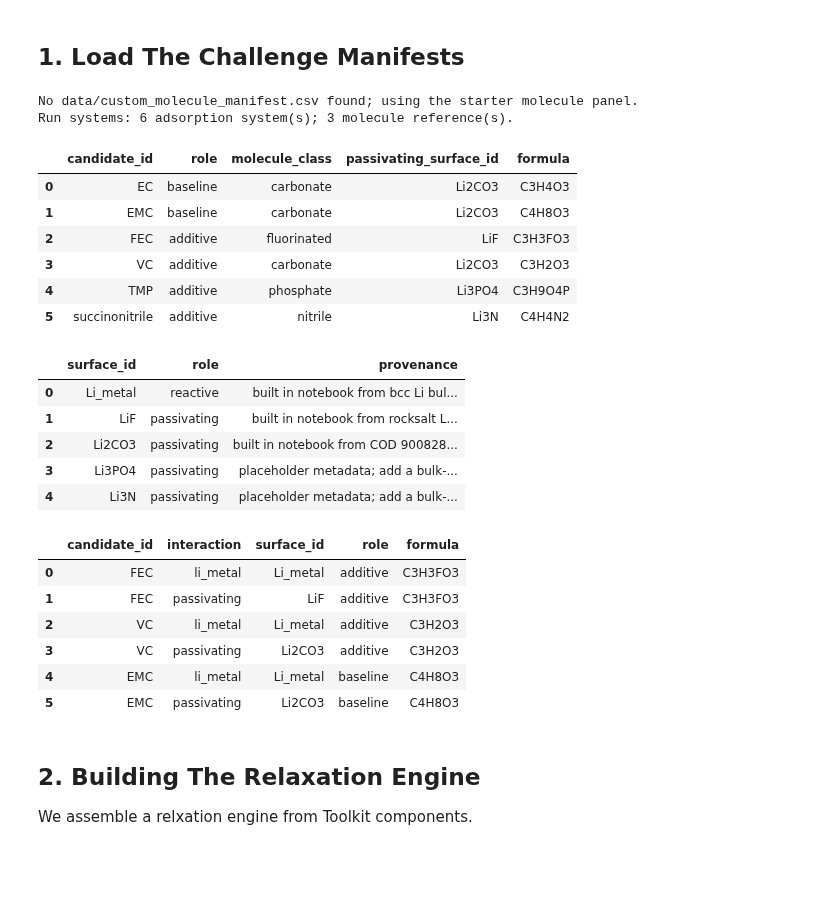
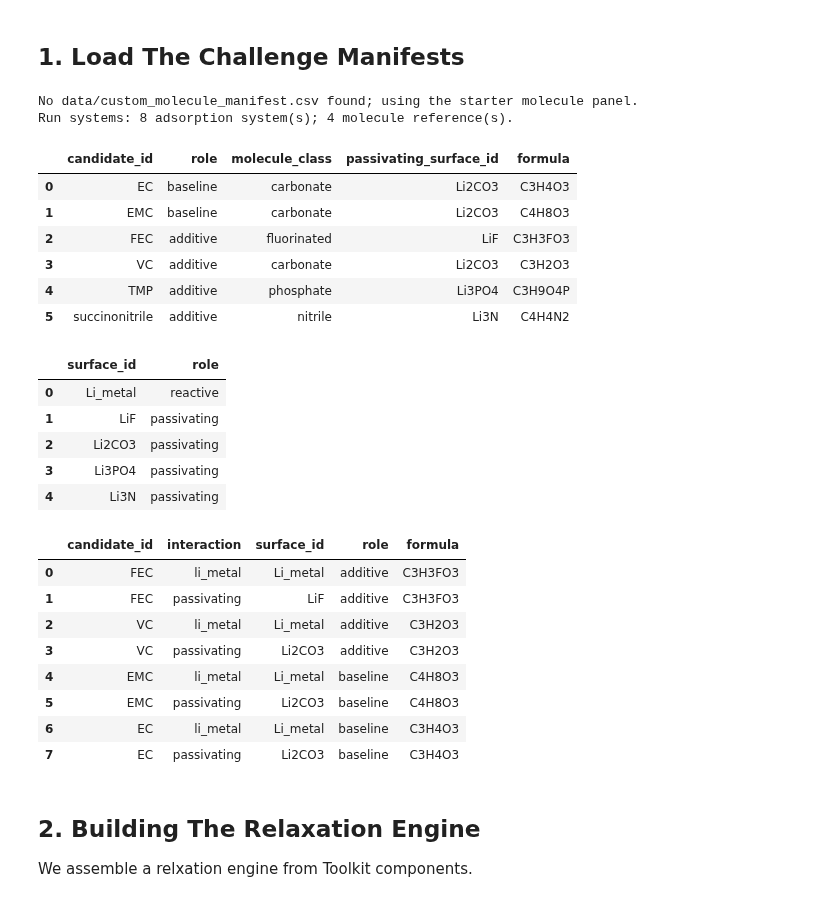
Before and after one commit to openhackathons-org/ALCHEMI-Bootcamp, a Jupyter notebook: challenge-sei/sei-pareto-challenge-solution.ipynb, the cells around one changed output. Saved outputs shown, nothing was run; the diff lists cells and outputs as text; code cells hidden in the pictures; blank space fills up the shorter version.

```diff
--- a/challenge-sei/sei-pareto-challenge-solution.ipynb
+++ b/challenge-sei/sei-pareto-challenge-solution.ipynb
@@ -24,7 +24,6 @@ SOLUTION_SETTINGS = {
     "surface_height_tolerance_A": 1.2,
     "gas_box_A": 20.0,
     "adsorption_site_limit": 3,
-    "adsorption_azimuth_angles_deg": (0.0,),
     "max_surface_displacement_A": 1.5,
     "frozen_surface_fraction": 0.5,
 }
@@ -36,6 +35,8 @@ EXAMPLE_SYSTEMS = (
     ("VC", "passivating"),
     ("EMC", "li_metal"),
     ("EMC", "passivating"),
+    ("EC", "li_metal"),
+    ("EC", "passivating"),
 )
 
 OUTPUT_DIR = Path("outputs")
@@ -153,41 +154,41 @@ surfaces_df = pd.read_csv("data/surface_manifest.csv")
 lookup_df = pd.read_csv("data/class_surface_lookup.csv")
 challenge_df, run_systems_df, run_challenge_df = prepare_challenge_tables(
     molecules_df,
     lookup_df,
     EXAMPLE_SYSTEMS,
 )
 
 unknown_geometries = sorted(set(challenge_df["candidate_id"]) - set(known_molecules()))
 if unknown_geometries:
     raise RuntimeError(
         f"No in-code geometry for: {unknown_geometries}. Register each one in "
         "custom_molecules.py via challenge_utils.molecules.register_molecule "
         "(see custom_molecules_template.py)."
     )
 
 assert set(challenge_df["role"]) == {"baseline", "additive"}
 assert {"EC", "EMC"}.issubset(set(challenge_df.loc[challenge_df["role"].eq("baseline"), "candidate_id"]))
 
 print(f"Run systems: {len(run_systems_df)} adsorption system(s); {len(run_challenge_df)} molecule reference(s).")
 display(challenge_df[["candidate_id", "role", "molecule_class", "passivating_surface_id", "formula"]])
-display(surfaces_df[["surface_id", "role", "provenance"]])
+display(surfaces_df[["surface_id", "role"]])
 display(run_systems_df[["candidate_id", "interaction", "surface_id", "role", "formula"]])
 # %% [output]
 No data/custom_molecule_manifest.csv found; using the starter molecule panel.
-Run systems: 6 adsorption system(s); 3 molecule reference(s).
+Run systems: 8 adsorption system(s); 4 molecule reference(s).
 |  | candidate_id | role | molecule_class | passivating_surface_id | formula |
 | 0 | EC | baseline | carbonate | Li2CO3 | C3H4O3 |
 | 1 | EMC | baseline | carbonate | Li2CO3 | C4H8O3 |
 | 2 | FEC | additive | fluorinated | LiF | C3H3FO3 |
 | 3 | VC | additive | carbonate | Li2CO3 | C3H2O3 |
 | 4 | TMP | additive | phosphate | Li3PO4 | C3H9O4P |
 | 5 | succinonitrile | additive | nitrile | Li3N | C4H4N2 |
-|  | surface_id | role | provenance |
-| 0 | Li_metal | reactive | built in notebook from bcc Li bul... |
-| 1 | LiF | passivating | built in notebook from rocksalt L... |
-| 2 | Li2CO3 | passivating | built in notebook from COD 900828... |
-| 3 | Li3PO4 | passivating | placeholder metadata; add a bulk-... |
-| 4 | Li3N | passivating | placeholder metadata; add a bulk-... |
+|  | surface_id | role |
+| 0 | Li_metal | reactive |
+| 1 | LiF | passivating |
+| 2 | Li2CO3 | passivating |
+| 3 | Li3PO4 | passivating |
+| 4 | Li3N | passivating |
 |  | candidate_id | interaction | surface_id | role | formula |
 | 0 | FEC | li_metal | Li_metal | additive | C3H3FO3 |
 | 1 | FEC | passivating | LiF | additive | C3H3FO3 |
@@ -195,6 +196,8 @@ Run systems: 6 adsorption system(s); 3 molecule reference(s).
 | 3 | VC | passivating | Li2CO3 | additive | C3H2O3 |
 | 4 | EMC | li_metal | Li_metal | baseline | C4H8O3 |
 | 5 | EMC | passivating | Li2CO3 | baseline | C4H8O3 |
+| 6 | EC | li_metal | Li_metal | baseline | C3H4O3 |
+| 7 | EC | passivating | Li2CO3 | baseline | C3H4O3 |
 # %% [markdown]
 ## 2. Building The Relaxation Engine
 We assemble a relxation engine from  Toolkit components.
```
Also changed, not shown: parts of 9 cells of this notebook, 2 other files.
